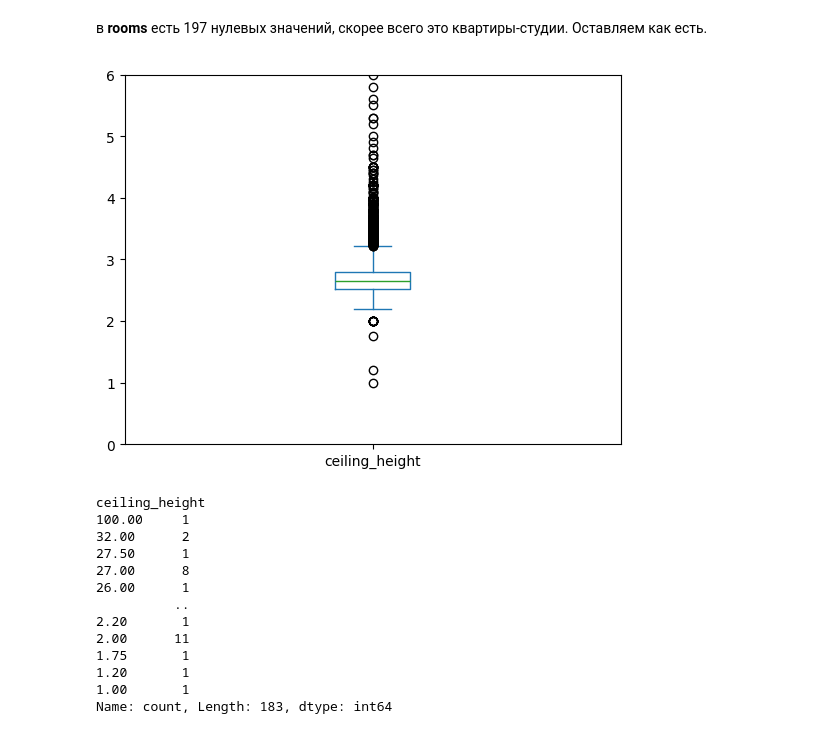
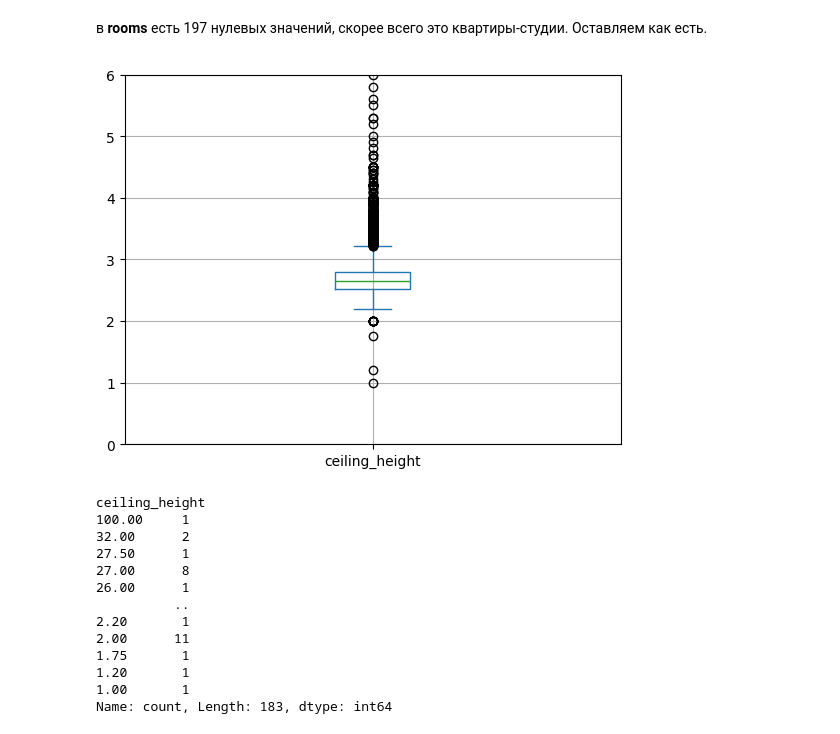
Before and after one commit to Alex-projects-hub/Research_of_advertisements_for_the_sale_of_apartments, a Jupyter notebook: Research_of_advertisements_for_the_sale_of_apartments.ipynb, the cells around one changed output. Cells and saved outputs as stored; diff of their text form; code cells hidden in the pictures.

```diff
--- a/Research_of_advertisements_for_the_sale_of_apartments.ipynb
+++ b/Research_of_advertisements_for_the_sale_of_apartments.ipynb
@@ -158,9 +169,9 @@ Name: count, dtype: int64
 # %% [markdown]
 в **rooms** есть 197 нулевых значений, скорее всего это квартиры-студии. Оставляем как есть.
 # %%
-df["ceiling_height"].plot(kind="box").set_ylim(0, 6);
+df["ceiling_height"].plot(kind="box", grid=True).set_ylim(0, 6);
 # %% [output]
-[figure, old version]
+[figure, new version]
 # %%
 df["ceiling_height"].value_counts().sort_index(ascending=False)
 # %% [output]
```
Also changed, not shown: parts of 12 cells of this notebook.
